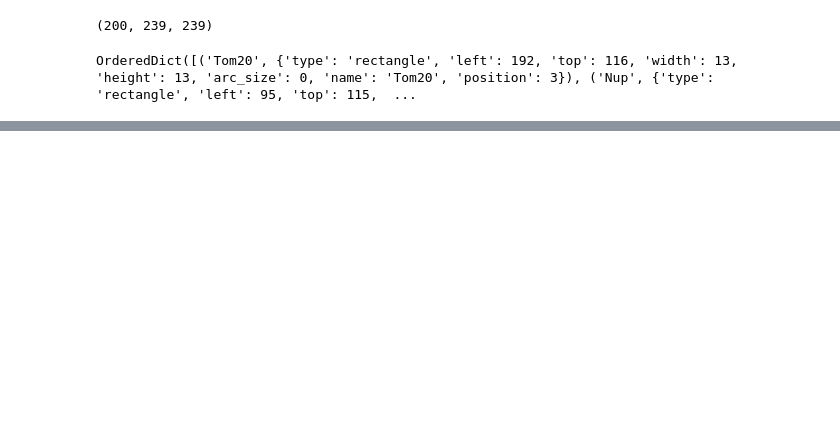
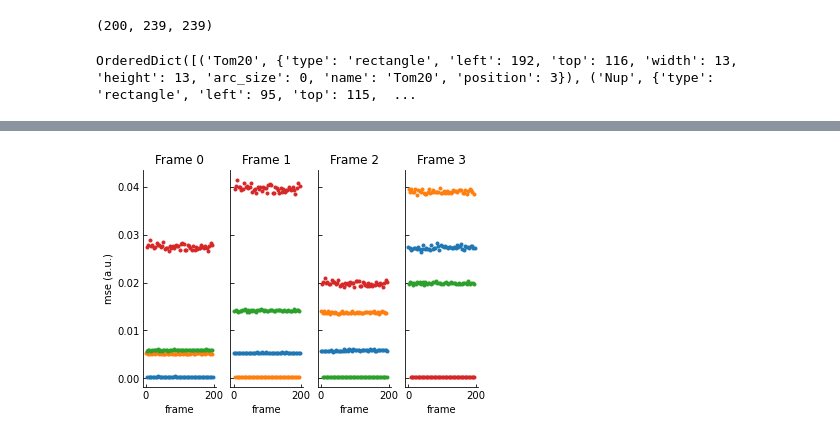
Before and after one commit to mufpga/analysis, a Jupyter notebook: multi-color.ipynb, the cells around one changed output, grey strips where cells are left out. Saved outputs shown, nothing was run; the diff lists cells and outputs as text; code cells hidden in the pictures; blank space fills up the shorter version.

```diff
--- a/multi-color.ipynb
+++ b/multi-color.ipynb
@@ -179,0 +221,8 @@ plot_overlays_intensity(im[3:,...], rois, patterns = patterns)
+# %%
+plot_pattern_mse(im[3:,...], index = [0,1,2,3], pattern=patterns)
+
+dir_path = 'figs'
+if not os.path.isdir(dir_path): os.mkdir(dir_path)
+plt.savefig(op.join(dir_path,'fig_4C_interleaved.eps'), format='eps')
+# %% [output]
+[figure, added]
```
Also changed, not shown: parts of 6 cells of this notebook, 1 other file.
